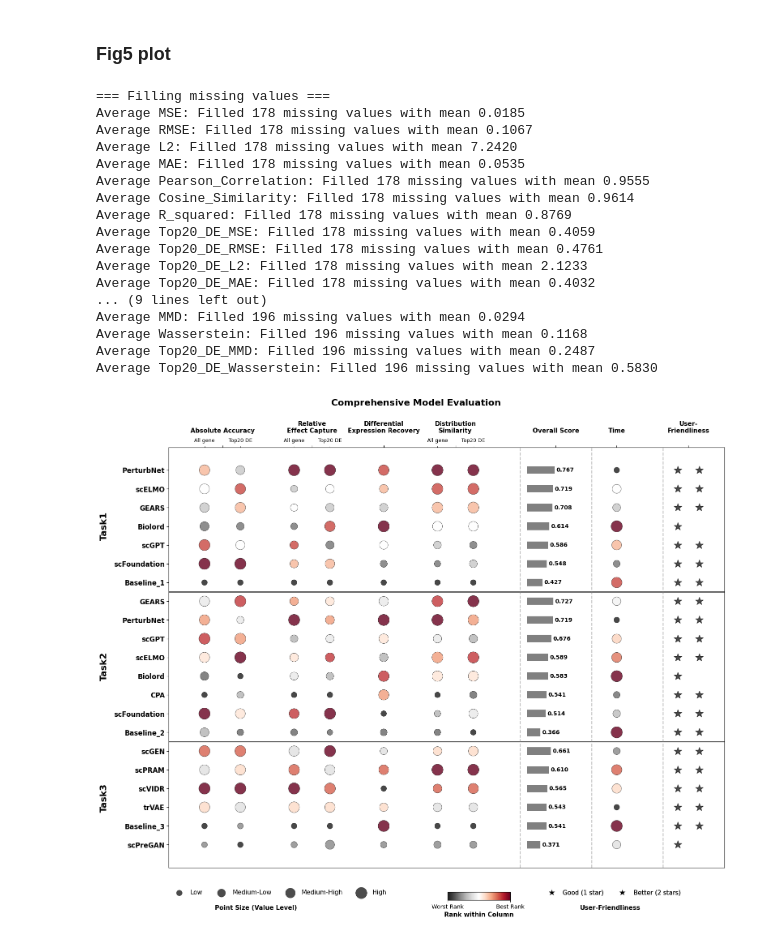
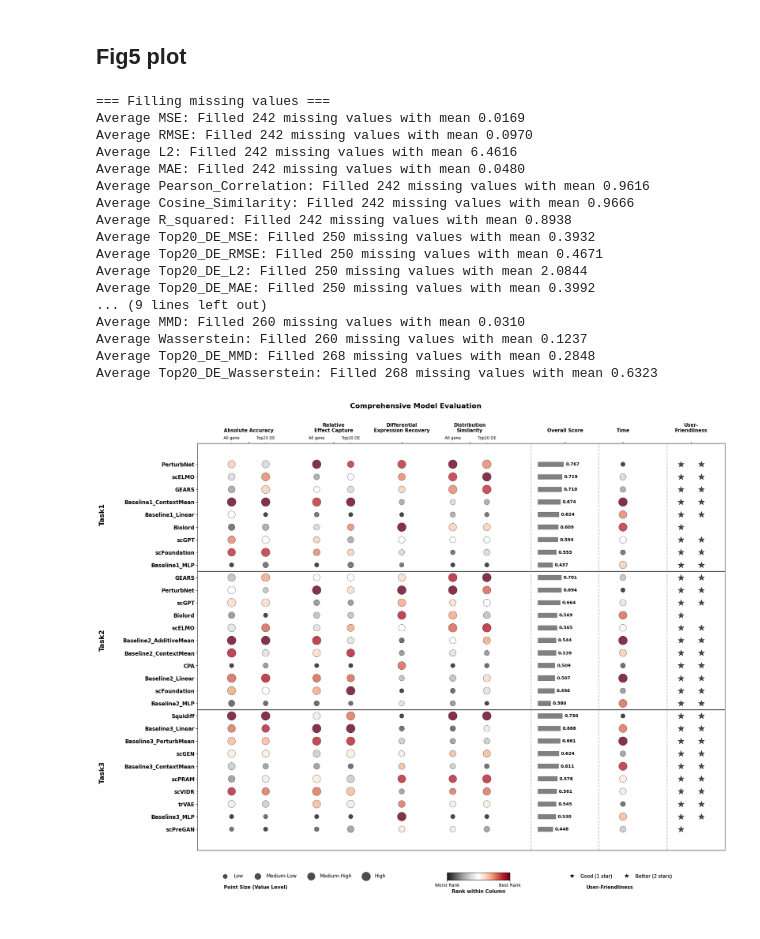
Before and after one commit to TianGzlab/scPerturbBench, a Jupyter notebook: Plots/Fig5.ipynb, the cells around one changed output. Cells and saved outputs as stored; diff of their text form; code cells hidden in the pictures.

Commit message:
Code for generating plots

```diff
--- a/Plots/Fig5.ipynb
+++ b/Plots/Fig5.ipynb
@@ -1,5 +1,5 @@
 # %% [markdown]
-### Fig5 plot
+## Fig5 plot
 # %%
 import pandas as pd
 import seaborn as sns
@@ -11,10 +11,11 @@ import re
 matplotlib.rcParams['pdf.fonttype'] = 42
 matplotlib.rcParams['ps.fonttype'] = 42
 
-file_path = '/data2/lanxiang/perturb_benchmark_v2/Fig/Fig5/Allgenes_top20DE_alltask_average_metric.csv'
+
+file_path = '/data2/lanxiang/perturb_benchmark_v2/SA_review/Round1/Fig/Fig5/Allgenes_top20DE_alltask_average_metric.csv'
 df = pd.read_csv(file_path)
 
-# --- Time string to minutes conversion ---
+# --- 时间字符串转分钟 ---
 def parse_time_to_minutes(time_str):
     if pd.isna(time_str) or time_str == '-' or time_str == '':
         return np.nan
@@ -28,7 +29,7 @@ def parse_time_to_minutes(time_str):
         total_minutes += int(min_match.group(1))
     return total_minutes if total_minutes > 0 else np.nan
 
-# --- Time data ---
+# --- 时间数据 ---
 time_data = {
     'dataset': ['DatlingerBock2017', 'DatlingerBock2021', 'Adamson', 'Fengzhang2023',
                 'FrangiehIzar2021_RNA', 'PapalexiSatija2021_eccite_RNA', 'ReplogleWeissman2022_rpe1',
@@ -36,8 +37,13 @@ time_data = {
                 'DixitRegev2016', 'NormanWeissman2019_filtered', 'Sunshine2023_CRISPRi_sarscov2', 'Arce_MM_CRISPRi',
                 'Kang', 'Haber', 'Weinreb', 'Hagai', 'Srivatsan_sciplex3_sub10', 'Burkhardt_sub10',
                 'Tahoe100_sub10', 'Parse_10M_PBMC_sub10', 'Perturb_KHP_sub10', 'Perturb_cmo_V1_sub10'],
-    'Baseline_1': ['3min', '9min', '', '4h37min', '3min', '1min', '30min', '2min', '2min', '7min', '5min', '4min', '4min', '2min', '5min', '', '', '', '', '', '', '', '', '', ''],
-    'Baseline_2': ['', '', '', '', '', '', '', '', '', '', '', '4min', '4min', '2min', '5min', '', '', '', '', '', '', '', '', '', ''],
+    'Baseline1_MLP': ['3min', '9min', '', '4h37min', '3min', '1min', '30min', '2min', '2min', '7min', '5min', '4min', '4min', '2min', '5min', '', '', '', '', '', '', '', '', '', ''],
+    'Baseline1_ContextMean': ['0.05min', '0.05min', '0.1min', '0.8min', '0.2min', '0.05min', '0.8min', '0.1min', '0.1min', '0.8min', '0.1min', '0.05min', '0.05min', '0.05min', '0.05min', '', '', '', '', '', '', '', '', '', ''],
+    'Baseline1_Linear': ['1min', '1min', '3min', '35min', '7min', '1min', '21min', '3min', '2min', '16min', '3min', '1min', '1min', '1min', '1min', '', '', '', '', '', '', '', '', '', ''],
+    'Baseline2_MLP': ['', '', '', '', '', '', '', '', '', '', '', '4min', '4min', '2min', '5min', '', '', '', '', '', '', '', '', '', ''],
+    'Baseline2_ContextMean': ['', '', '', '', '', '', '', '', '', '', '', '0.05min', '0.05min', '0.05min', '0.05min', '', '', '', '', '', '', '', '', '', ''],
+    'Baseline2_AdditiveMean': ['', '', '', '', '', '', '', '', '', '', '', '0.1min', '0.2min', '0.1min', '0.1min', '', '', '', '', '', '', '', '', '', ''],
+    'Baseline2_Linear': ['', '', '', '', '', '', '', '', '', '', '', '1min', '2min', '1min', '1min', '', '', '', '', '', '', '', '', '', ''],
     'GEARS': ['2min', '15min', '', '21h52min', '28min', '10min', '2h25min', '25min', '15min', '4h12min', '50min', '19min', '44min', '22min', '1h', '', '', '', '', '', '', '', '', '', ''],
     'scELMO': ['2min', '15min', '', '14h4min', '28min', '10min', '2h31min', '25min', '15min', '4h8min', '1h6min', '22min', '41min', '24min', '33min', '', '', '', '', '', '', '', '', '', ''],
     'PerturbNet': ['6 min', '22 min', '', '13h25min', '4h21min', '1h19min', '7h20min', '2h18min', '48 min', '2h7min', '3h45min', '2h7min', '8h10min', '43 min', '49 min', '', '', '', '', '', '', '', '', '', ''],
@@ -45,23 +51,27 @@ time_data = {
     'scFoundation': ['6min', '32min', '3h13min', '14h10min', '1h29min', '49min', '8h13min', '43min', '28min', '1h41min', '1h3min', '44min', '1h58min', '1h', '30min', '', '', '', '', '', '', '', '', '', ''],
     'Biolord': ['2min', '2min', '2min', '24min', '5min', '2min', '2min', '8min', '8min', '8min', '3min', '2min', '3min', '8min', '2min', '', '', '', '', '', '', '', '', '', ''],
     'CPA': ['', '', '', '', '', '', '', '', '', '', '', '7 min', '1h30min', '7 min', '8 min', '', '', '', '', '', '', '', '', '', ''],
-    'Baseline_3': ['', '', '', '', '', '', '', '', '', '', '', '', '', '', '', '2min', '2min', '2min', '2min', '4min', '43min', '3h43min', '1h39min', '32min', '1h5min'],
+    'Baseline3_MLP': ['', '', '', '', '', '', '', '', '', '', '', '', '', '', '', '2min', '2min', '2min', '2min', '4min', '43min', '3h43min', '1h39min', '32min', '1h5min'],
+    'Baseline3_ContextMean': ['', '', '', '', '', '', '', '', '', '', '', '', '', '', '', '0.05min', '0.05min', '0.05min', '0.05min', '0.05min', '0.1min', '5min', '10min', '0.09min', '0.1min'],
+    'Baseline3_PerturbMean': ['', '', '', '', '', '', '', '', '', '', '', '', '', '', '', '0.1min', '0.1min', '0.1min', '0.2min', '0.1min', '0.3min', '13min', '30min', '0.15min', '0.4min'],
+    'Baseline3_Linear': ['', '', '', '', '', '', '', '', '', '', '', '', '', '', '', '1min', '1min', '2min', '6min', '1min', '14min', '4h15min', '8h15min', '8min', '22min'],
     'scPreGAN': ['', '', '', '', '', '', '', '', '', '', '', '', '', '', '', '30min', '34min', '38min', '27min', '1h51min', '3h6min', '22h44min', '43h27min', '5h0min', '2h28min'],
     'scVIDR': ['', '', '', '', '', '', '', '', '', '', '', '', '', '', '', '23min', '11min', '2h48min', '38min', '1h30min', '3h15min', '87h59min', '42h59min', '4h20min', '1h30min'],
     'scGEN': ['', '', '', '', '', '', '', '', '', '', '', '', '', '', '', '25min', '6min', '24min', '34min', '3h33min', '14h28min', '', '', '27h13min', '3h56min'],
     'trVAE': ['', '', '', '', '', '', '', '', '', '', '', '', '', '', '', '34min', '6min', '3h29min', '38min', '2h9min', '19h30min', '89h55min', '', '8h35min', '1h34min'],
-    'scPRAM': ['', '', '', '', '', '', '', '', '', '', '', '', '', '', '', '19.35min', '6.55min', '333.63min', '44.97min', '475.05min', '406.36min', '', '', '723.39min', '135.16min']
+    'scPRAM': ['', '', '', '', '', '', '', '', '', '', '', '', '', '', '', '19.35min', '6.55min', '333.63min', '44.97min', '475.05min', '406.36min', '', '', '723.39min', '135.16min'],
+    'Squidiff': ['', '', '', '', '', '', '', '', '', '', '', '', '', '', '', '27.18h', '10.43h', '19.33h', '10.4h', '22.33h', '21.95h', '', '', '18.57h', '39.51h'],
 }
 
 time_df = pd.DataFrame(time_data)
 for col in time_df.columns[1:]:
     time_df[col] = time_df[col].apply(parse_time_to_minutes)
 
-# --- Additional information dictionary ---
+# --- 附加信息字典 ---
 user_friendliness = {
-    'Baseline_1': 2, 'Baseline_2': 2, 'Baseline_3': 2, 'GEARS': 2, 'scELMO': 2,
+    'Baseline1_MLP': 2, 'Baseline2_MLP': 2, 'Baseline3_MLP': 2, 'Baseline1_ContextMean':2,'Baseline2_ContextMean':2,'Baseline3_ContextMean':2,'Baseline1_Linear':2,'Baseline2_Linear':2,'Baseline3_Linear':2,'Baseline2_AdditiveMean':2,'Baseline3_PerturbMean':2,'GEARS': 2, 'scELMO': 2,
     'scGPT': 2, 'scFoundation': 2, 'scPreGAN': 1, 'trVAE': 2, 'scGEN': 2,
-    'CPA': 2, 'scVIDR': 2, 'PerturbNet': 2,  'Biolord': 1,"scPRAM":2
+    'CPA': 2, 'scVIDR': 2, 'PerturbNet': 2,  'Biolord': 1,"scPRAM":2,'Squidiff':2
 }
 
 task_datasets = {
@@ -255,7 +265,7 @@ plot_metrics = ['Gene_Expression_AllGene', 'Gene_Expression_Top20DE',
                 'Distribution_AllGene', 'Distribution_Top20DE']
 
 # --- Figure plotting ---
-fig = plt.figure(figsize=(15.5, 13))
+fig = plt.figure(figsize=(20, 16))
 ax = fig.add_subplot(111)
 
 y_positions = []
@@ -440,7 +450,7 @@ for task in ['Task1', 'Task2', 'Task3']:
     start_pos = end_pos
 
 for i, (task, center_y) in enumerate(zip(['Task1', 'Task2', 'Task3'], task_y_centers)):
-    ax.text(-1.8, center_y, task, ha='center', va='center', fontsize=16, fontweight='bold', rotation=90)
+    ax.text(-2.8, center_y, task, ha='center', va='center', fontsize=16, fontweight='bold', rotation=90)
 
 # Add separator lines - update positions
 ax.axvline(x=9.8, color='gray', linestyle='--', alpha=0.5)   # Before Overall Score
@@ -487,46 +497,47 @@ cbar.set_label('Rank within Column', fontsize=11, fontweight='bold')
 
 # User-Friendliness legend
 star_elements = [
     plt.Line2D([0], [0], marker='*', color='w', label='Good (1 star)',
                markerfacecolor='black', markersize=15, linestyle='None'),
     plt.Line2D([0], [0], marker='*', color='w', label='Better (2 stars)',
                markerfacecolor='black', markersize=15, linestyle='None')
 ]
 
 uf_legend = ax.legend(handles=star_elements,
                      loc='lower center', bbox_to_anchor=(0.8, -0.08),
                      ncol=2,
                      frameon=False,
                      fontsize=11)
 
 # User-Friendliness legend title
 uf_legend_ax = fig.add_axes([0.65, 0.02, 0.3, 0.01])
 uf_legend_ax.text(0.53, -0.5, 'User-Friendliness', ha='center', va='center',
                  fontsize=11, fontweight='bold', transform=uf_legend_ax.transAxes)
 uf_legend_ax.axis('off')
 
 ax.add_artist(uf_legend)
 
 # Adjust layout
 plt.tight_layout(rect=[0, 0.08, 1, 0.95])
 plt.suptitle('Comprehensive Model Evaluation', fontsize=16, weight='bold')
+#plt.savefig('/data2/lanxiang/perturb_benchmark_v2/SA_review/Round1/Fig/Fig5/Fig5.pdf', format='pdf', bbox_inches='tight', dpi=300)
 plt.show()
 # %% [output]
 === Filling missing values ===
-Average MSE: Filled 178 missing values with mean 0.0185
-Average RMSE: Filled 178 missing values with mean 0.1067
-Average L2: Filled 178 missing values with mean 7.2420
-Average MAE: Filled 178 missing values with mean 0.0535
-Average Pearson_Correlation: Filled 178 missing values with mean 0.9555
-Average Cosine_Similarity: Filled 178 missing values with mean 0.9614
-Average R_squared: Filled 178 missing values with mean 0.8769
-Average Top20_DE_MSE: Filled 178 missing values with mean 0.4059
-Average Top20_DE_RMSE: Filled 178 missing values with mean 0.4761
-Average Top20_DE_L2: Filled 178 missing values with mean 2.1233
-Average Top20_DE_MAE: Filled 178 missing values with mean 0.4032
+Average MSE: Filled 242 missing values with mean 0.0169
+Average RMSE: Filled 242 missing values with mean 0.0970
+Average L2: Filled 242 missing values with mean 6.4616
+Average MAE: Filled 242 missing values with mean 0.0480
+Average Pearson_Correlation: Filled 242 missing values with mean 0.9616
+Average Cosine_Similarity: Filled 242 missing values with mean 0.9666
+Average R_squared: Filled 242 missing values with mean 0.8938
+Average Top20_DE_MSE: Filled 250 missing values with mean 0.3932
+Average Top20_DE_RMSE: Filled 250 missing values with mean 0.4671
+Average Top20_DE_L2: Filled 250 missing values with mean 2.0844
+Average Top20_DE_MAE: Filled 250 missing values with mean 0.3992
 ... (9 lines left out)
-Average MMD: Filled 196 missing values with mean 0.0294
-Average Wasserstein: Filled 196 missing values with mean 0.1168
-Average Top20_DE_MMD: Filled 196 missing values with mean 0.2487
-Average Top20_DE_Wasserstein: Filled 196 missing values with mean 0.5830
+Average MMD: Filled 260 missing values with mean 0.0310
+Average Wasserstein: Filled 260 missing values with mean 0.1237
+Average Top20_DE_MMD: Filled 268 missing values with mean 0.2848
+Average Top20_DE_Wasserstein: Filled 268 missing values with mean 0.6323
-[figure, old version]
+[figure, new version]
```
Also changed, not shown: 1 other file.
